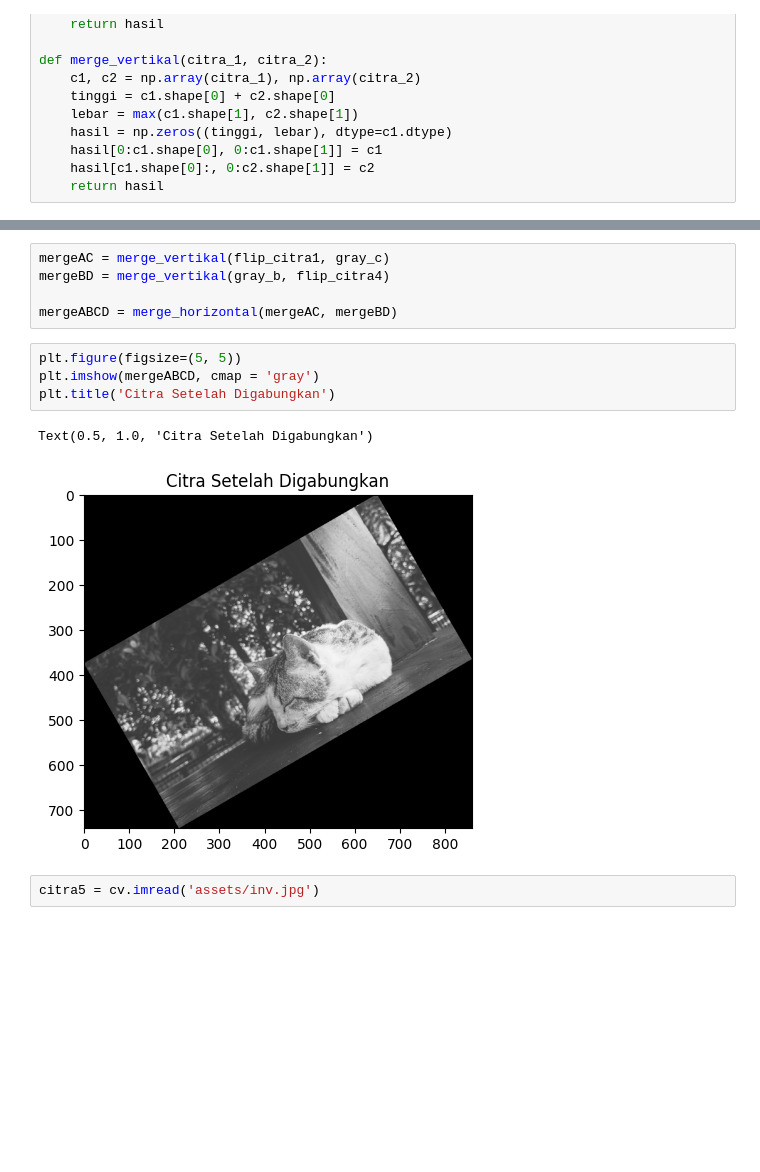
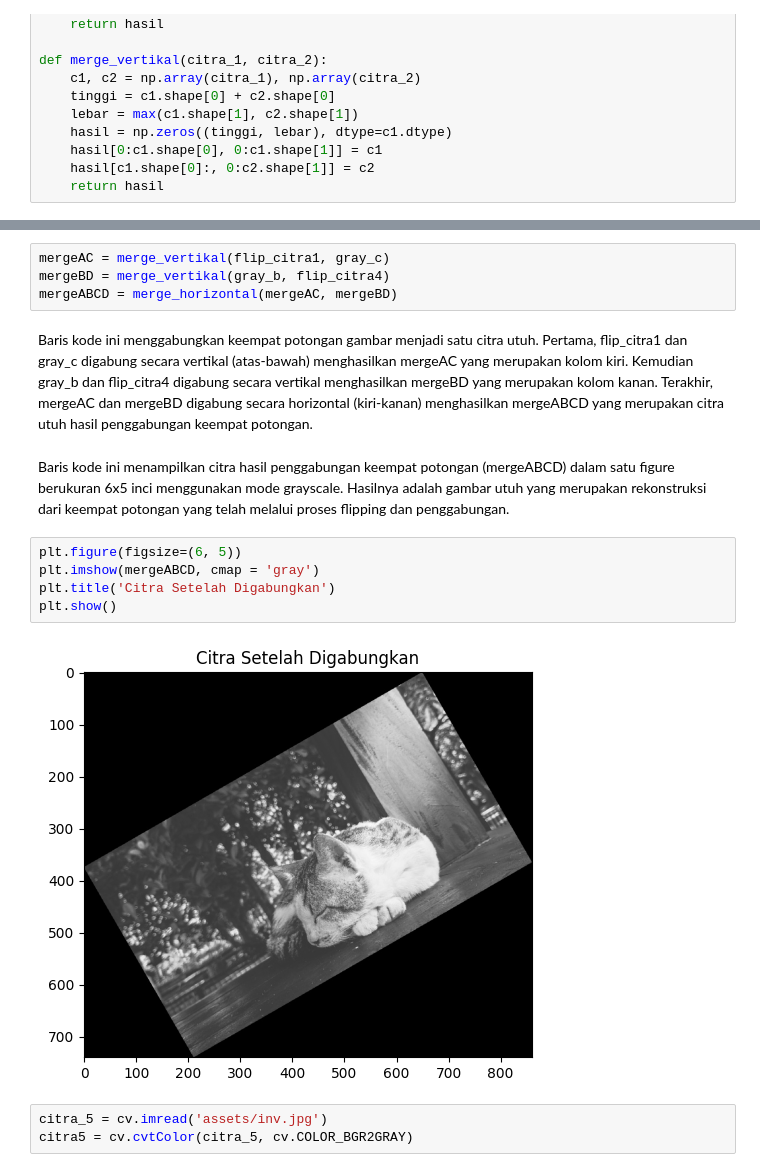
Before and after one commit to zunnunqorina/jurnal-susulan-modul-1, a Jupyter notebook: jurnalsusulan.ipynb, the cells around one changed output, grey strips where cells are left out. Drawn from its saved outputs; the diff is of its cells as text; blank space fills up the shorter version.

```diff
--- a/jurnalsusulan.ipynb
+++ b/jurnalsusulan.ipynb
@@ -112,14 +131,18 @@ def merge_vertikal(citra_1, citra_2):
 # %%
 mergeAC = merge_vertikal(flip_citra1, gray_c)
 mergeBD = merge_vertikal(gray_b, flip_citra4)
-
 mergeABCD = merge_horizontal(mergeAC, mergeBD)
+# %% [markdown]
+Baris kode ini menggabungkan keempat potongan gambar menjadi satu citra utuh. Pertama, flip_citra1 dan gray_c digabung secara vertikal (atas-bawah) menghasilkan mergeAC yang merupakan kolom kiri. Kemudian gray_b dan flip_citra4 digabung secara vertikal menghasilkan mergeBD yang merupakan kolom kanan. Terakhir, mergeAC dan mergeBD digabung secara horizontal (kiri-kanan) menghasilkan mergeABCD yang merupakan citra utuh hasil penggabungan keempat potongan.
+# %% [markdown]
+Baris kode ini menampilkan citra hasil penggabungan keempat potongan (mergeABCD) dalam satu figure berukuran 6x5 inci menggunakan mode grayscale. Hasilnya adalah gambar utuh yang merupakan rekonstruksi dari keempat potongan yang telah melalui proses flipping dan penggabungan.
 # %%
-plt.figure(figsize=(5, 5))
+plt.figure(figsize=(6, 5))
 plt.imshow(mergeABCD, cmap = 'gray')
 plt.title('Citra Setelah Digabungkan')
+plt.show()
 # %% [output]
-Text(0.5, 1.0, 'Citra Setelah Digabungkan')
-[figure, old version]
+[figure, new version]
 # %%
-citra5 = cv.imread('assets/inv.jpg')
+citra_5 = cv.imread('assets/inv.jpg')
+citra5 = cv.cvtColor(citra_5, cv.COLOR_BGR2GRAY)
```
Also changed, not shown: parts of 38 cells of this notebook.
